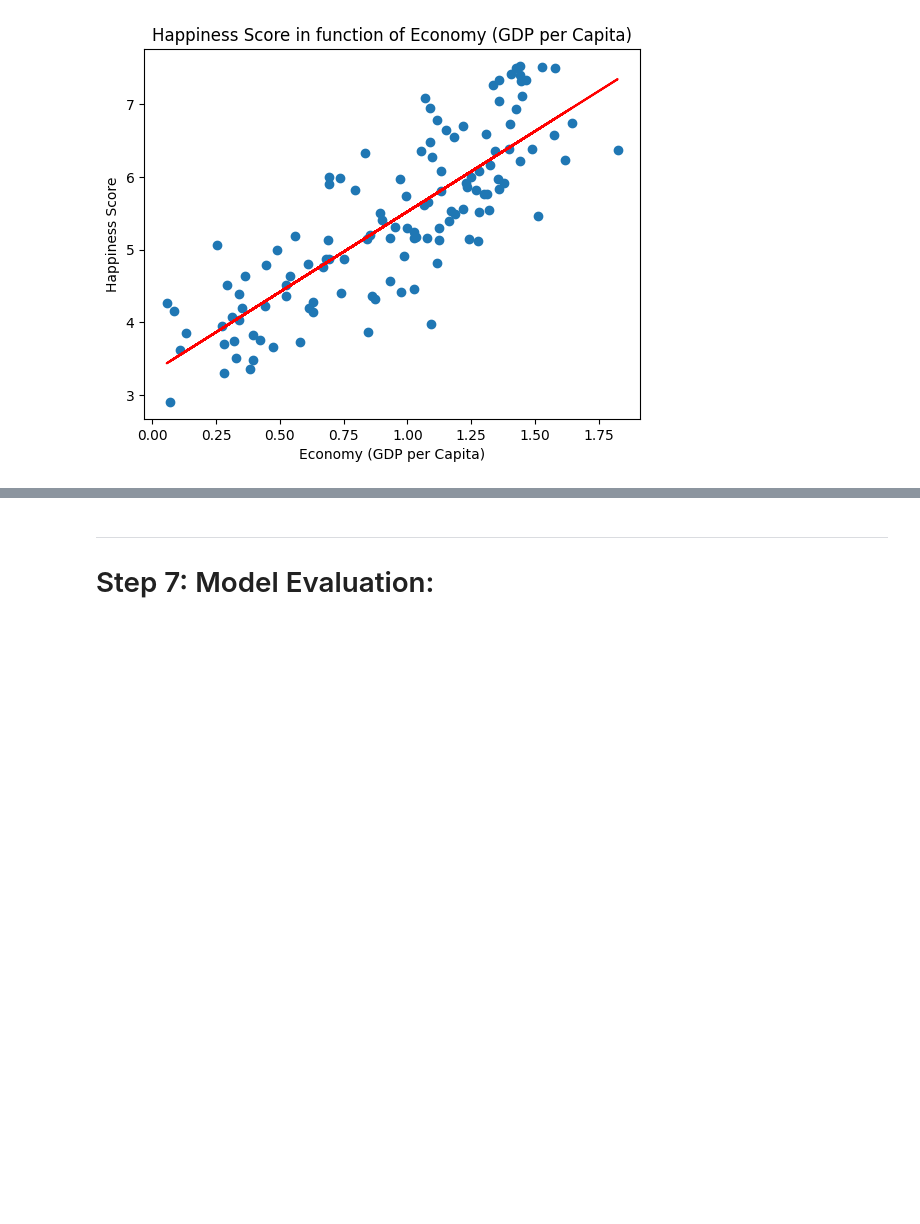
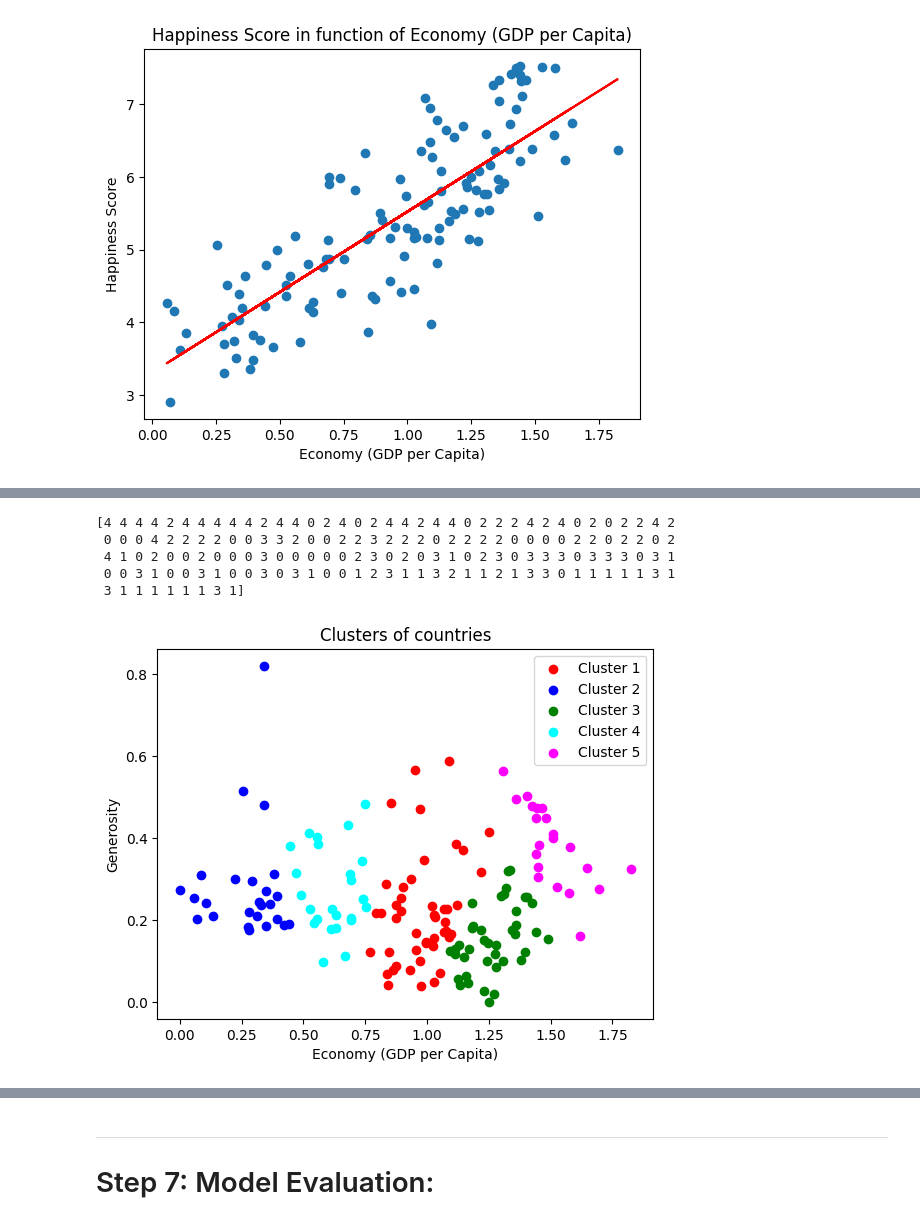
Before and after one commit to Hormone4/World-Happiness-Machine-Learning, a Jupyter notebook: main.ipynb, the cells around one changed output, grey strips where cells are left out. Cells and saved outputs as stored; diff of their text form; code cells hidden in the pictures; blank space fills up the shorter version.

```diff
--- a/main.ipynb
+++ b/main.ipynb
@@ -221,0 +238,27 @@ Text(0.5, 1.0, 'Happiness Score in function of Economy (GDP per Capita)')
+# %%
+# Convert the dataframe into a 2D numpy array
+X = D[[independant_var, dependant_var]].values
+# %%
+hc = AgglomerativeClustering(n_clusters = 5, metric = 'euclidean', linkage = 'ward')
+y_hc = hc.fit_predict(X)
+print(y_hc)
+# %% [output]
+[4 4 4 4 2 4 4 4 4 4 2 4 4 0 2 4 0 2 4 4 2 4 4 0 2 2 2 4 2 4 0 2 0 2 2 4 2
+ 0 0 0 4 2 2 2 2 0 0 3 3 2 0 0 2 2 3 2 2 2 0 2 2 2 2 0 0 0 0 2 2 0 2 2 0 2
+ 4 1 0 2 0 0 2 0 0 0 3 0 0 0 0 0 2 3 0 2 0 3 1 0 2 3 0 3 3 3 0 3 3 3 0 3 1
+ 0 0 3 1 0 0 3 1 0 0 3 0 3 1 0 0 1 2 3 1 1 3 2 1 1 2 1 3 3 0 1 1 1 1 1 3 1
+ 3 1 1 1 1 1 1 3 1]
+# %%
+#same but custom for our dataset
+plt.pyplot.scatter(X[y_hc == 0, 0], X[y_hc == 0, 1], c = 'red', label = 'Cluster 1')
+plt.pyplot.scatter(X[y_hc == 1, 0], X[y_hc == 1, 1], c = 'blue', label = 'Cluster 2')
+plt.pyplot.scatter(X[y_hc == 2, 0], X[y_hc == 2, 1], c = 'green', label = 'Cluster 3')
+plt.pyplot.scatter(X[y_hc == 3, 0], X[y_hc == 3, 1], c = 'cyan', label = 'Cluster 4')
+plt.pyplot.scatter(X[y_hc == 4, 0], X[y_hc == 4, 1], c = 'magenta', label = 'Cluster 5')
+plt.pyplot.title('Clusters of countries')
+plt.pyplot.xlabel(independant_var)
+plt.pyplot.ylabel(dependant_var)
+plt.pyplot.legend()
+plt.pyplot.show()
+# %% [output]
+[figure, added]
```
Also changed, not shown: parts of 4 cells of this notebook.
